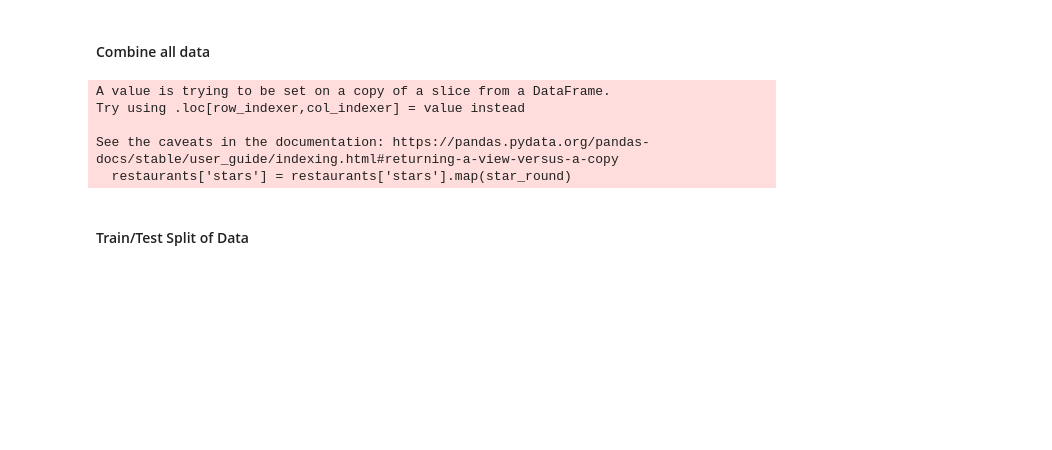
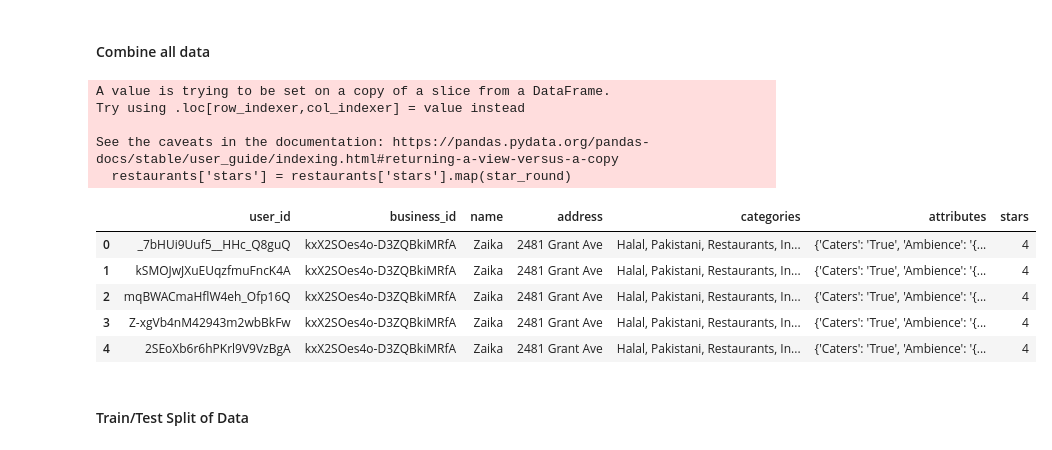
Before and after one commit to nskim1/ADSP_ML_FinalProject, a Jupyter notebook: finalproject-v2.ipynb, the cells around one changed output. Cells and saved outputs as stored; diff of their text form; code cells hidden in the pictures; blank space fills up the shorter version.

```diff
--- a/finalproject-v2.ipynb
+++ b/finalproject-v2.ipynb
@@ -66,6 +92,15 @@ Try using .loc[row_indexer,col_indexer] = value instead
 
 See the caveats in the documentation: https://pandas.pydata.org/pandas-docs/stable/user_guide/indexing.html#returning-a-view-versus-a-copy
   restaurants['stars'] = restaurants['stars'].map(star_round)
+# %%
+all_data.head()
+# %% [output]
+|  | user_id | business_id | name | address | categories | attributes | stars |
+| 0 | _7bHUi9Uuf5__HHc_Q8guQ | kxX2SOes4o-D3ZQBkiMRfA | Zaika | 2481 Grant Ave | Halal, Pakistani, Restaurants, In... | {'Caters': 'True', 'Ambience': '{... | 4 |
+| 1 | kSMOJwJXuEUqzfmuFncK4A | kxX2SOes4o-D3ZQBkiMRfA | Zaika | 2481 Grant Ave | Halal, Pakistani, Restaurants, In... | {'Caters': 'True', 'Ambience': '{... | 4 |
+| 2 | mqBWACmaHflW4eh_Ofp16Q | kxX2SOes4o-D3ZQBkiMRfA | Zaika | 2481 Grant Ave | Halal, Pakistani, Restaurants, In... | {'Caters': 'True', 'Ambience': '{... | 4 |
+| 3 | Z-xgVb4nM42943m2wbBkFw | kxX2SOes4o-D3ZQBkiMRfA | Zaika | 2481 Grant Ave | Halal, Pakistani, Restaurants, In... | {'Caters': 'True', 'Ambience': '{... | 4 |
+| 4 | 2SEoXb6r6hPKrl9V9VzBgA | kxX2SOes4o-D3ZQBkiMRfA | Zaika | 2481 Grant Ave | Halal, Pakistani, Restaurants, In... | {'Caters': 'True', 'Ambience': '{... | 4 |
 # %% [markdown]
 #### Train/Test Split of Data
 # %%
```
Also changed, not shown: parts of 38 cells of this notebook.
